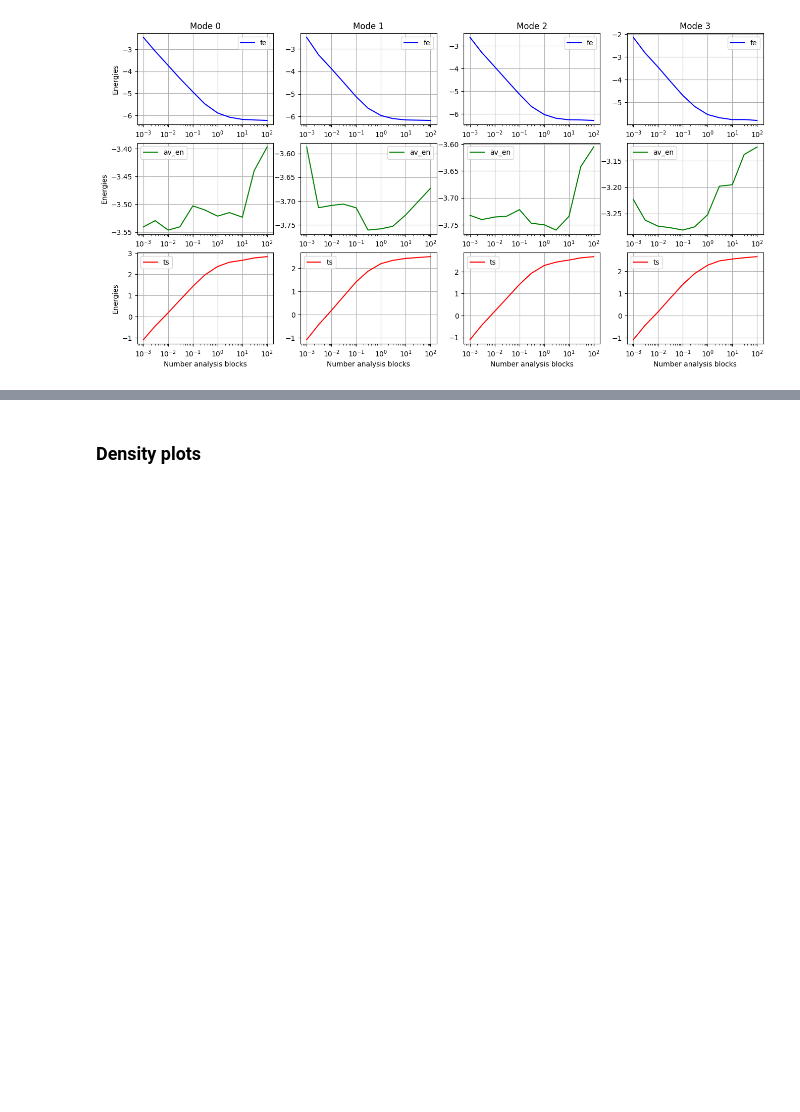
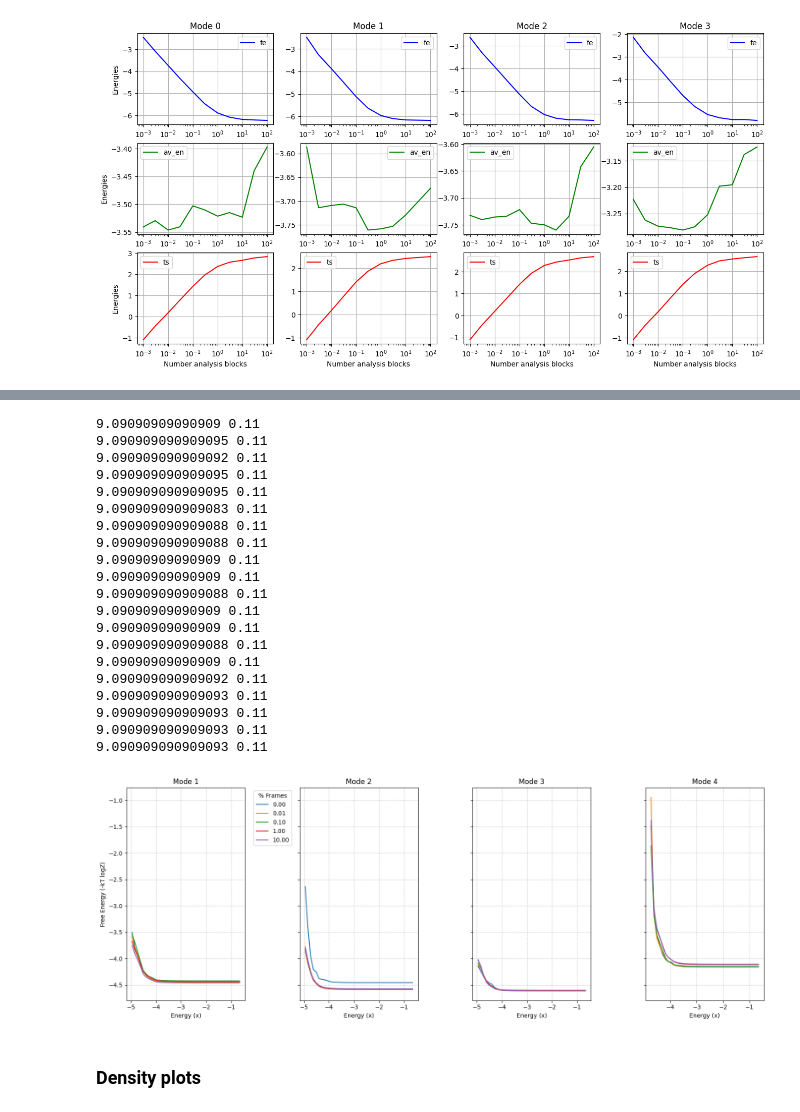
Before and after one commit to lillgroup/StatMechLectures, a Jupyter notebook: FreeEnergy_vs_Docking_2D_convergence.ipynb, the cells around one changed output, grey strips where cells are left out. Saved outputs shown, nothing was run; the diff lists cells and outputs as text; code cells hidden in the pictures; blank space fills up the shorter version.

```diff
--- a/FreeEnergy_vs_Docking_2D_convergence.ipynb
+++ b/FreeEnergy_vs_Docking_2D_convergence.ipynb
@@ -920,38 +922,63 @@ for rii, ri in enumerate(scc):  # loop over all 4 modes
 # %%
+gap_fig = 2
+
 fig, ax = plt.subplots(1, 4, figsize=(16, 6), sharey=True)
 dx = (range_up - range_low)/num_bins_U
 x = np.arange(range_low, range_up, dx)
 
 for rii, ri in enumerate(scc):  # loop over all 4 modes
-    for i in range(num_steps_analysis):
+    for i in range(int(num_steps_analysis/gap_fig)):
         # Normalize U_array to get proper probability distribution
-        normalized_U = U_array[rii, i, :] / np.sum(U_array[rii, i, :])
+        #print(np.sum(U_array[rii, i*gap_fig, :]), dx)
+        #normalized_U = U_array[rii, i*gap_fig, :] / np.sum(U_array[rii, i*gap_fig, :])
 
         # Compute weighted values and cumulative sum (partition function)
-        weighted_U = normalized_U * np.exp(-x / (temperature*cf_kT)) * dx
+        weighted_U = U_array[rii, i*gap_fig, :] * dx
         cumsum_weighted_U = np.cumsum(weighted_U)
 
         # Compute free energy (-kT logZ)
         free_energy = -temperature*cf_kT * np.log(cumsum_weighted_U)
 
         # Plot free energy convergence
         ax[rii].plot(
             x[5:45],
             free_energy[5:45],
-            label="%.2f" % percent_analysis[i]
+            label="%.2f" % percent_analysis[i*gap_fig]
         )
 
     ax[0].legend(title="% Frames", bbox_to_anchor=(1.05, 1), loc='upper left')
     ax[rii].grid(True, which="both", linestyle='--', alpha=0.6)
     ax[rii].set_title(f"Mode {rii+1}")
 
 # Labels
 for rii in range(4):
     ax[rii].set_xlabel("Energy (x)")
 ax[0].set_ylabel("Free Energy (-kT logZ)")
 
 plt.tight_layout()
 plt.show()
+# %% [output]
+9.09090909090909 0.11
+9.090909090909095 0.11
+9.090909090909092 0.11
+9.090909090909095 0.11
+9.090909090909095 0.11
+9.090909090909083 0.11
+9.090909090909088 0.11
+9.090909090909088 0.11
+9.09090909090909 0.11
+9.09090909090909 0.11
+9.090909090909088 0.11
+9.09090909090909 0.11
+9.09090909090909 0.11
+9.090909090909088 0.11
+9.09090909090909 0.11
+9.090909090909092 0.11
+9.090909090909093 0.11
+9.090909090909093 0.11
+9.090909090909093 0.11
+9.090909090909093 0.11
+[figure, added]
 # %% [markdown]
 ### Density plots
 # %%
```
Also changed, not shown: parts of 2 cells of this notebook.
